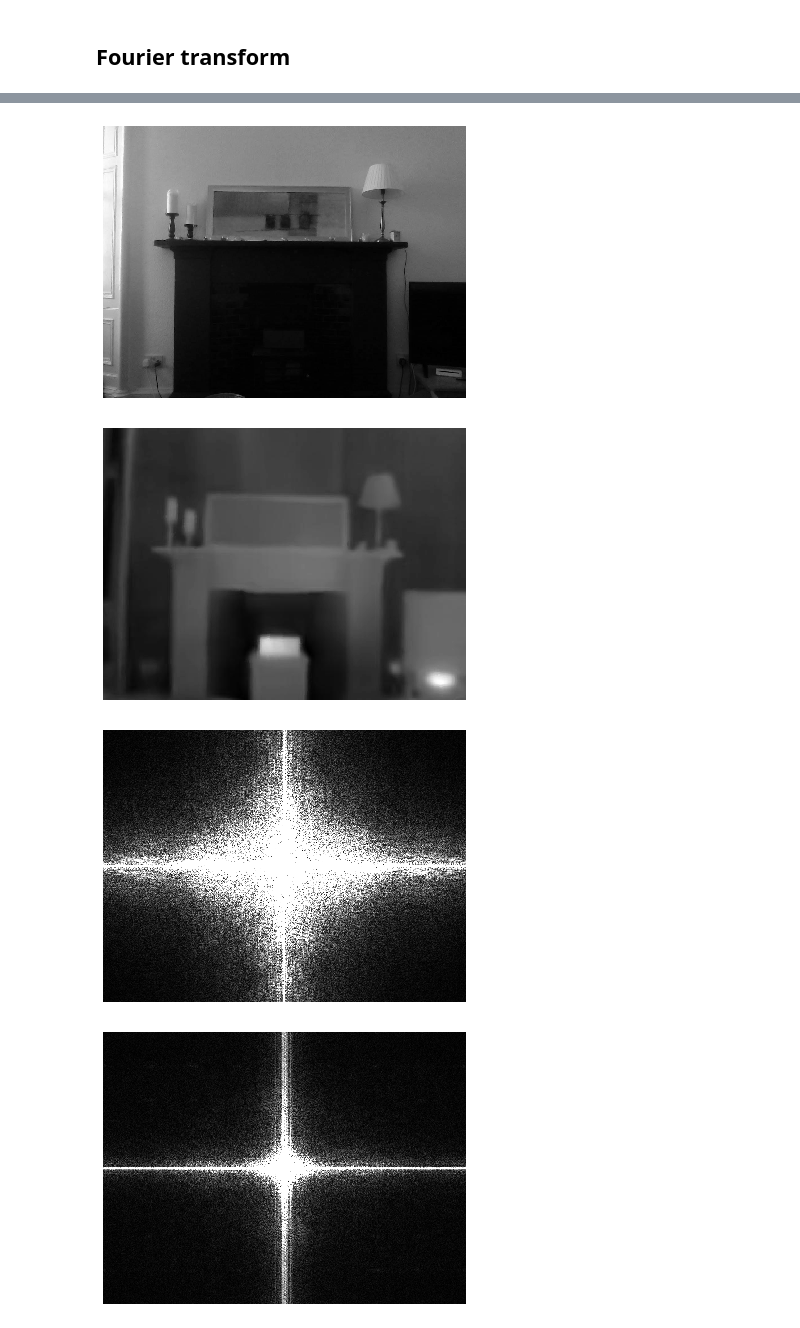
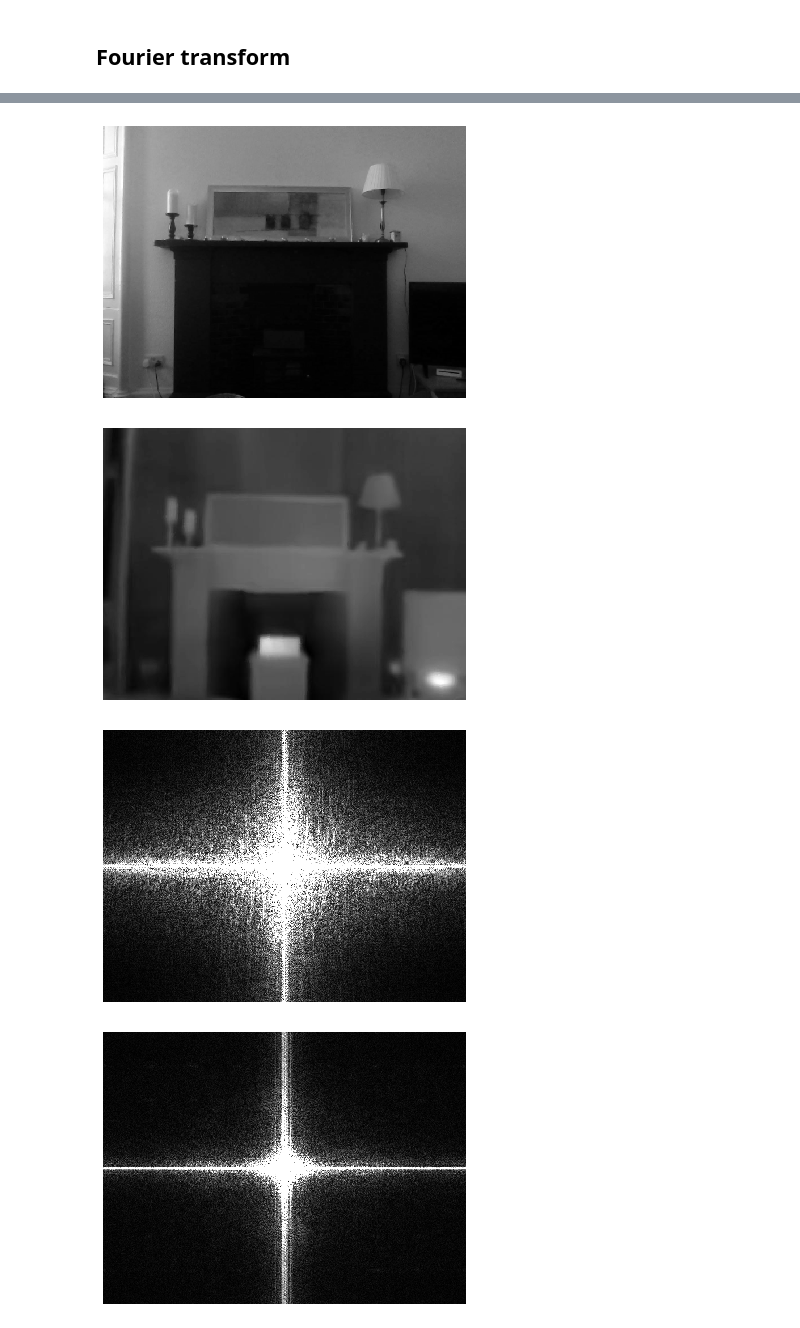
Before and after one commit to Lindronics/honours_project, a Jupyter notebook: notebooks/analysis/pre_analysis.ipynb, the cells around one changed output, grey strips where cells are left out. Drawn from its saved outputs; the diff is of its cells as text; code cells hidden in the pictures.

Commit message:
Dissertation: Image noisiness and environmental conditions

```diff
--- a/notebooks/analysis/pre_analysis.ipynb
+++ b/notebooks/analysis/pre_analysis.ipynb
@@ -21,7 +22,9 @@ rgb_path = "../../data/misc/extracted/visible/flir_20191114T122220.jpg"
 lwir = skimage.io.imread(lwir_path) / 255
 gray = np.mean(skimage.io.imread(rgb_path), -1) / 255
 
-x, y = gray.shape
+gray_low = cv2.resize(gray, (lwir.shape[1], lwir.shape[0]))
+
+x, y = gray_low.shape
 fac = 0.09
-gray = gray[int(x*fac):int(x*(1-fac)), int(y*fac):int(y*(1-fac))]
-gray = cv2.resize(gray, (y, x))
+gray_low = gray_low[int(x*fac):int(x*(1-fac)), int(y*fac):int(y*(1-fac))]
+gray_low = cv2.resize(gray_low, (y, x))
@@ -48,13 +37,13 @@ gray.max()
 # %%
 lwir_fourier = np.abs(fftshift(fft2(lwir)))
-gray_fourier = np.abs(fftshift(fft2(gray)))
+gray_fourier = np.abs(fftshift(fft2(gray_low)))
 
 vmax = 15
 
 fig, ax = plt.subplots(2, 2, figsize=(7, 6), dpi=250)
 
 show_gray(ax[0][0], lwir, "LWIR spatial domain")
-show_gray(ax[0][1], gray, "VIS spatial domain")
+show_gray(ax[0][1], gray_low, "VIS spatial domain")
 
 show_gray(ax[1][0], lwir_fourier, "LWIR frequency domain magnitude", vmin=0, vmax=vmax)
 show_gray(ax[1][1], gray_fourier, "VIS frequency domain magnitude", vmin=0, vmax=vmax)
@@ -65,23 +54,23 @@ fig.tight_layout()
 # %%
 plt.figure(figsize=(8, 5))
-plt.imshow(gray, cmap="gray", interpolation="nearest")
+plt.imshow(gray_low, cmap="gray", interpolation="nearest")
 plt.axis("off")
 
 plt.figure(figsize=(8, 5))
 plt.imshow(lwir, cmap="gray", interpolation="nearest")
 plt.axis("off")
 
 plt.figure(figsize=(8, 5))
 plt.imshow(gray_fourier, cmap="gray", interpolation="nearest", vmin=0, vmax=vmax)
 plt.axis("off")
 
 plt.figure(figsize=(8, 5))
 plt.imshow(lwir_fourier, cmap="gray", interpolation="nearest", vmin=0, vmax=vmax)
 plt.axis("off")
 
 pass
 # %% [output]
 [figure]
 [figure]
-[figure, old version]
+[figure, new version]
 [figure]
```
Also changed, not shown: parts of 15 cells of this notebook, 4 other files.
